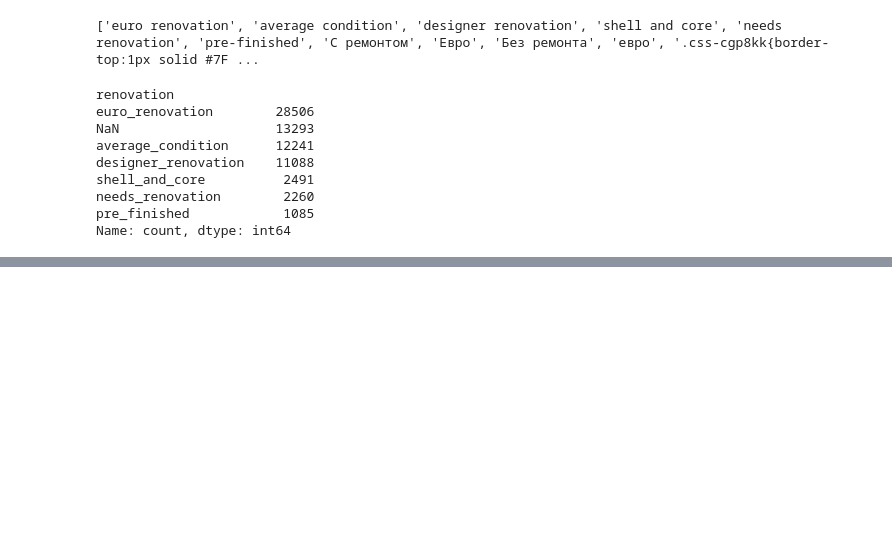
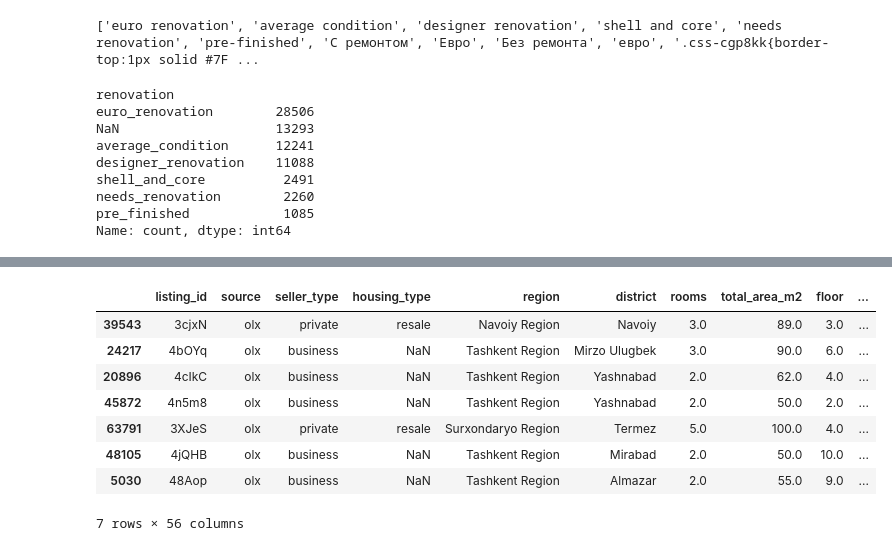
Before and after one commit to Javoh20111/Tashkent-apartment-analysis, a Jupyter notebook: notebooks/1_data_cleaning.ipynb, the cells around one changed output, grey strips where cells are left out. Saved outputs shown, nothing was run; the diff lists cells and outputs as text; code cells hidden in the pictures; blank space fills up the shorter version.

Commit message:
completed cleaning, copied cleaned csv file into new made folder to work on excel.

```diff
--- a/notebooks/1_data_cleaning.ipynb
+++ b/notebooks/1_data_cleaning.ipynb
@@ -1289,0 +1432,10 @@ Name: count, dtype: int64
+# %%
+metro_pattern = r"metro|метро"
+
+df_cleaned_1["near_metro_mentioned"] = (
+    df_cleaned_1["description"].fillna("").str.contains(metro_pattern, case = False, regex = True)
+    |
+    df_cleaned_1["url"].fillna("").str.contains(metro_pattern, case = False, regex = True)
+).astype(int)
+
+df_cleaned_1["near_metro_mentioned"].value_counts()
@@ -1289,0 +1488,3 @@ Name: count, dtype: int64
+# %%
+df_cleaned_1 = create_boolean_columns(df_cleaned_1, "amenities", "amenity")
+df_cleaned_1 = create_boolean_columns(df_cleaned_1, "nearby", "nearby", VALID_NEARBY)
@@ -1289,0 +1562,12 @@ Name: count, dtype: int64
+# %%
+df_cleaned_1.sample(7)
+# %% [output]
+|  | listing_id | source | seller_type | housing_type | region | district | rooms | total_area_m2 | floor | ... |
+| 39543 | 3cjxN | olx | private | resale | Navoiy Region | Navoiy | 3.0 | 89.0 | 3.0 | ... |
+| 24217 | 4bOYq | olx | business | NaN | Tashkent Region | Mirzo Ulugbek | 3.0 | 90.0 | 6.0 | ... |
+| 20896 | 4cIkC | olx | business | NaN | Tashkent Region | Yashnabad | 2.0 | 62.0 | 4.0 | ... |
+| 45872 | 4n5m8 | olx | business | NaN | Tashkent Region | Yashnabad | 2.0 | 50.0 | 2.0 | ... |
+| 63791 | 3XJeS | olx | private | resale | Surxondaryo Region | Termez | 5.0 | 100.0 | 4.0 | ... |
+| 48105 | 4jQHB | olx | business | NaN | Tashkent Region | Mirabad | 2.0 | 50.0 | 10.0 | ... |
+| 5030 | 48Aop | olx | business | NaN | Tashkent Region | Almazar | 2.0 | 55.0 | 9.0 | ... |
+7 rows × 56 columns
```
Also changed, not shown: parts of 17 cells of this notebook, 5 other files.
